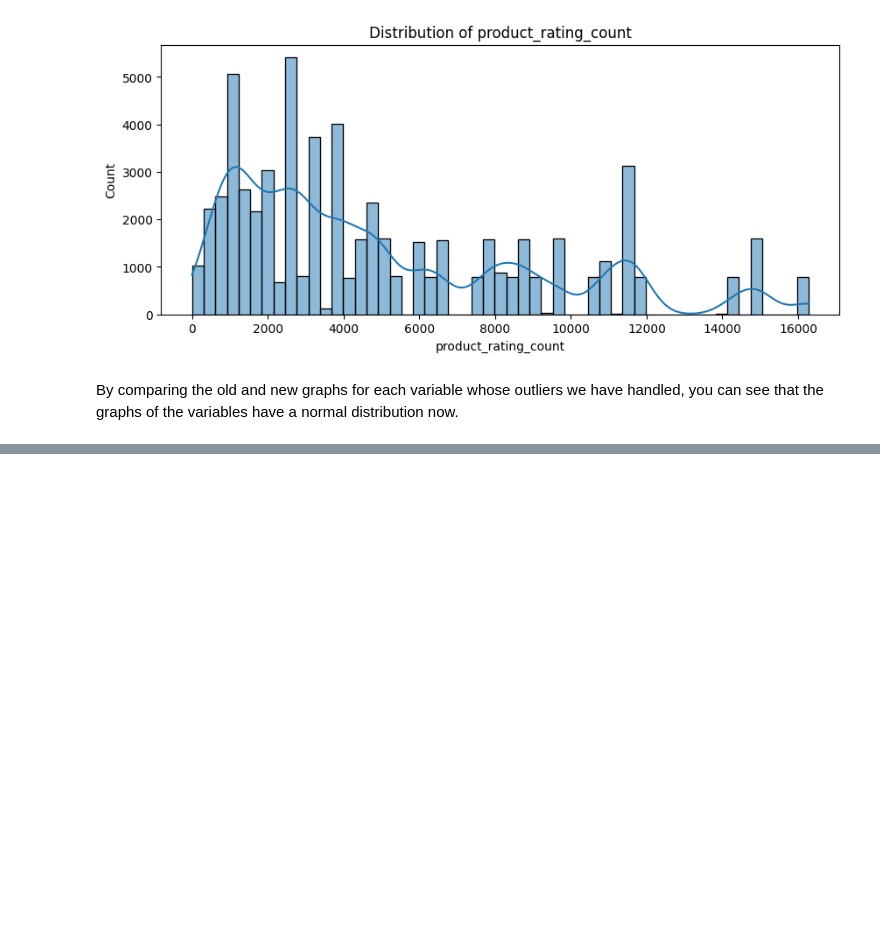
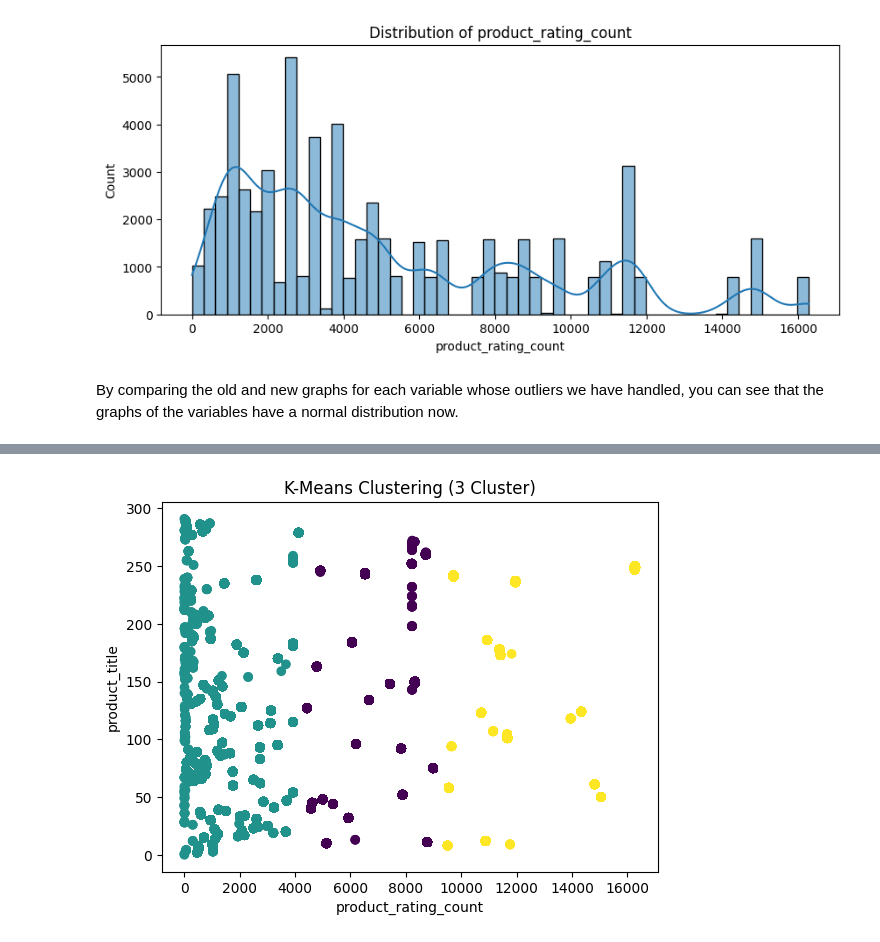
Before and after one commit to MertKilincer/Customer_Verify_Classification, a Jupyter notebook: project.ipynb, the cells around one changed output, grey strips where cells are left out. Cells and saved outputs as stored; diff of their text form; code cells hidden in the pictures; blank space fills up the shorter version.

```diff
--- a/project.ipynb
+++ b/project.ipynb
@@ -455,0 +497,23 @@ df_dropped
+# %%
+from sklearn.cluster import KMeans
+import matplotlib.pyplot as plt
+# helper function for clustering
+def perform_kmeans_clustering(data, feature_columns, n_clusters):
+    # Select features
+    X = data[feature_columns]
+
+    # Create and apply the K-Means clustering model
+    kmeans = KMeans(n_clusters=n_clusters,n_init=10)
+    data['cluster'] = kmeans.fit_predict(X)
+
+    # Visualization
+    plt.scatter(data[feature_columns[0]], data[feature_columns[1]], c=data['cluster'], cmap='viridis')
+    plt.title(f'K-Means Clustering ({n_clusters} Cluster)')
+    plt.xlabel(feature_columns[0])
+    plt.ylabel(feature_columns[1])
+    plt.show()
+# %%
+selected_features = ['product_rating_count', 'product_title']
+perform_kmeans_clustering(df_dropped, selected_features, n_clusters=3)
+# %% [output]
+[figure, added]
```
Also changed, not shown: parts of 27 cells of this notebook.
